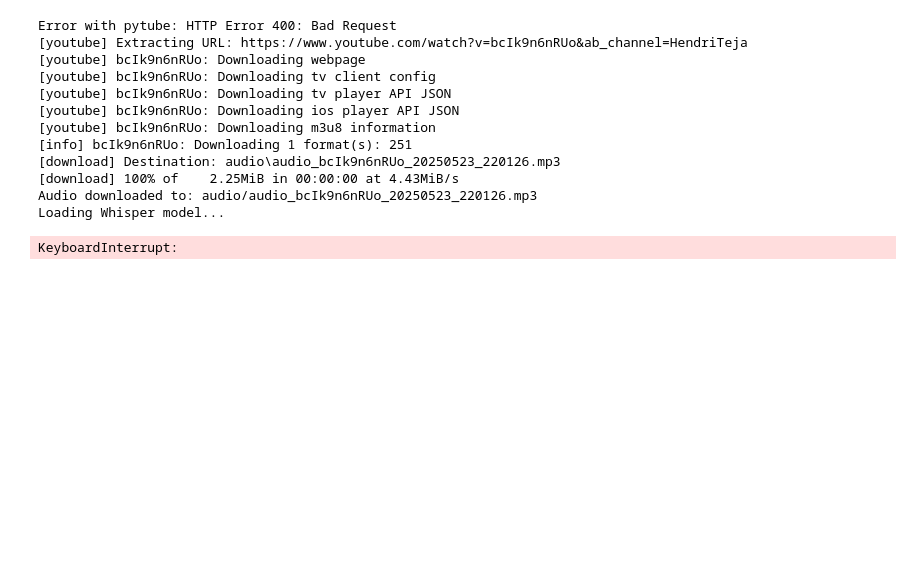
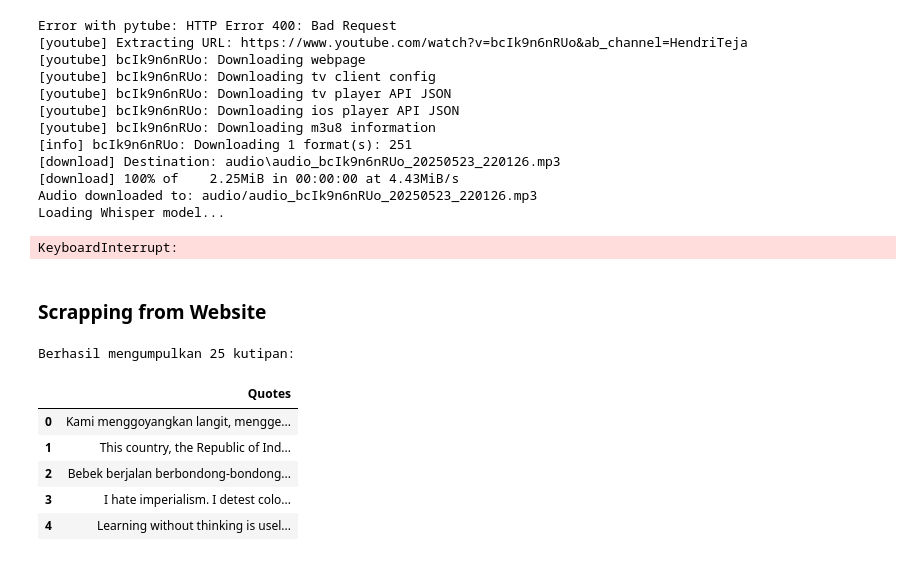
Before and after one commit to DBS-Coding/scraping-data, a Jupyter notebook: scrapping/notebook_scraping copy.ipynb, the cells around one changed output. Cells and saved outputs as stored; diff of their text form; code cells hidden in the pictures; blank space fills up the shorter version.

```diff
--- a/scrapping/notebook_scraping copy.ipynb
+++ b/scrapping/notebook_scraping copy.ipynb
@@ -314,3 +314,68 @@ Error with pytube: HTTP Error 400: Bad Request
 Audio downloaded to: audio/audio_bcIk9n6nRUo_20250523_220126.mp3
 Loading Whisper model...
 KeyboardInterrupt:
+# %% [markdown]
+### Scrapping from Website
+# %%
+import requests
+from bs4 import BeautifulSoup
+import pandas as pd
+from time import sleep
+
+# URL target
+url = "https://www.goodreads.com/author/quotes/661589.Sukarno"
+
+# User-Agent header untuk meniru browser
+headers = {
+    'User-Agent': 'Mozilla/5.0 (Windows NT 10.0; Win64; x64) AppleWebKit/537.36 (KHTML, like Gecko) Chrome/91.0.4472.124 Safari/537.36'
+}
+
+quotes_list = []
+
+while True:
+    # Mengirim permintaan HTTP
+    response = requests.get(url, headers=headers)
+
+    # Memeriksa status response
+    if response.status_code != 200:
+        print(f"Gagal mengakses halaman. Kode status: {response.status_code}")
+        break
+
+    # Parsing konten HTML
+    soup = BeautifulSoup(response.text, 'html.parser')
+
+    # Mencari semua elemen kutipan
+    quotes = soup.find_all('div', class_='quoteText')
+
+    # Mengekstrak teks kutipan
+    for quote in quotes:
+        text = quote.get_text(strip=True).split('―')[0]
+        text = text.replace('“', '').replace('”', '').strip()
+        quotes_list.append(text)
+
+    # Mencari link halaman berikutnya
+    next_page = soup.find('a', class_='next_page')
+
+    if not next_page:
+        break  # Tidak ada halaman berikutnya
+
+    url = "https://www.goodreads.com" + next_page['href']
+    sleep(2)  # Jeda untuk menghormati server
+
+# Membuat DataFrame
+df = pd.DataFrame(quotes_list, columns=['Quotes'])
+
+# Menyimpan ke CSV
+df.to_csv('quotes_soekarno.csv', index=False)
+
+# Menampilkan hasil
+print(f"Berhasil mengumpulkan {len(df)} kutipan:")
+df.head()
+# %% [output]
+Berhasil mengumpulkan 25 kutipan:
+|  | Quotes |
+| 0 | Kami menggoyangkan langit, mengge... |
+| 1 | This country, the Republic of Ind... |
+| 2 | Bebek berjalan berbondong-bondong... |
+| 3 | I hate imperialism. I detest colo... |
+| 4 | Learning without thinking is usel... |
```
Also changed, not shown: parts of 5 cells of this notebook, 3 other files.
